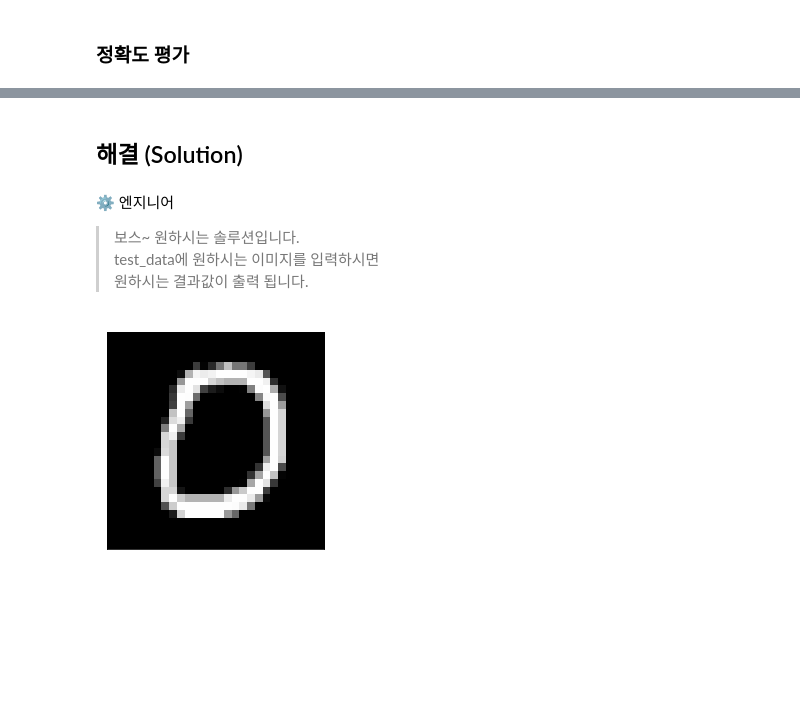
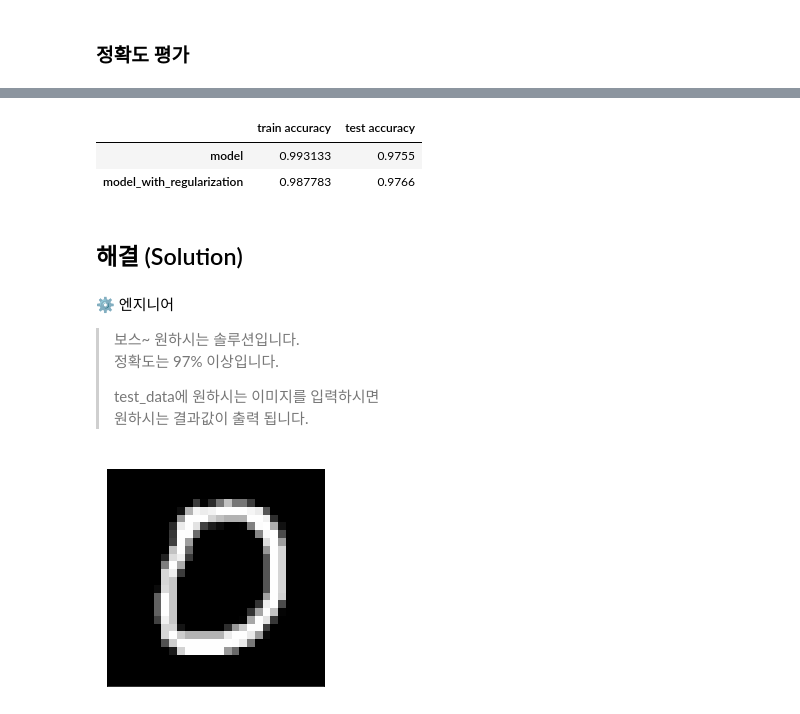
Before and after one commit to skettee/notebooks, a Jupyter notebook: neural_network_mnist.ipynb, the cells around one changed output, grey strips where cells are left out. Cells and saved outputs as stored; diff of their text form; code cells hidden in the pictures; blank space fills up the shorter version.

```diff
--- a/neural_network_mnist.ipynb
+++ b/neural_network_mnist.ipynb
@@ -325,7 +341,9 @@ Call initializer instance with the dtype argument instead of passing it to the c
 ### 모델 훈련
 # %%
 hist = model.fit(X_train, Y_train, epochs=10, verbose=0)
+train_acc = hist.history['acc'][-1]
+train_loss =  hist.history['loss'][-1]
 
-print('최종 훈련 정확도: ', hist.history['acc'][-1])
-print('최종 훈련 손실율: ', hist.history['loss'][-1])
+print('train accuracy: ', train_acc)
+print('train loss: ', train_loss)
 # %% [output]
@@ -374,0 +442,5 @@ print('테스트 손실율: ', test_loss)
+# %%
+test_loss_l2, test_acc_l2 = model_l2.evaluate(X_test, Y_test)
+
+print('test accuracy: ', test_acc_l2)
+print('test loss: ', test_loss_l2)
@@ -375,9 +451,22 @@ print('테스트 손실율: ', test_loss)
+# %%
+import pandas as pd
+
+df = pd.DataFrame(data=[[train_acc, test_acc], [train_acc_l2, test_acc_l2]],
+                  index = ['model', 'model_with_regularization'],
+                  columns=['train accuracy', 'test accuracy'])
+df
+# %% [output]
+|  | train accuracy | test accuracy |
+| model | 0.993133 | 0.9755 |
+| model_with_regularization | 0.987783 | 0.9766 |
 # %% [markdown]
 ## 해결 (Solution)
 # %% [markdown]
 ⚙️ 엔지니어
 
 > 보스~ 원하시는 솔루션입니다.
+> 정확도는 97% 이상입니다.
+>
 > test_data에 원하시는 이미지를 입력하시면
 > 원하시는 결과값이 출력 됩니다.
 # %%
```
Also changed, not shown: parts of 14 cells of this notebook, 3 other files.
